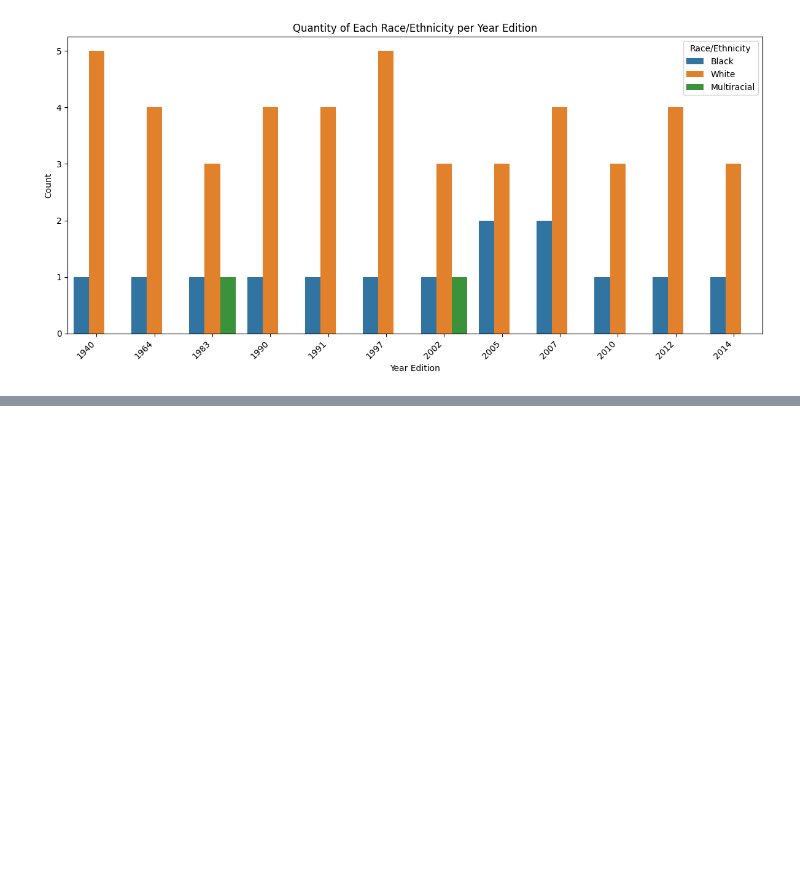
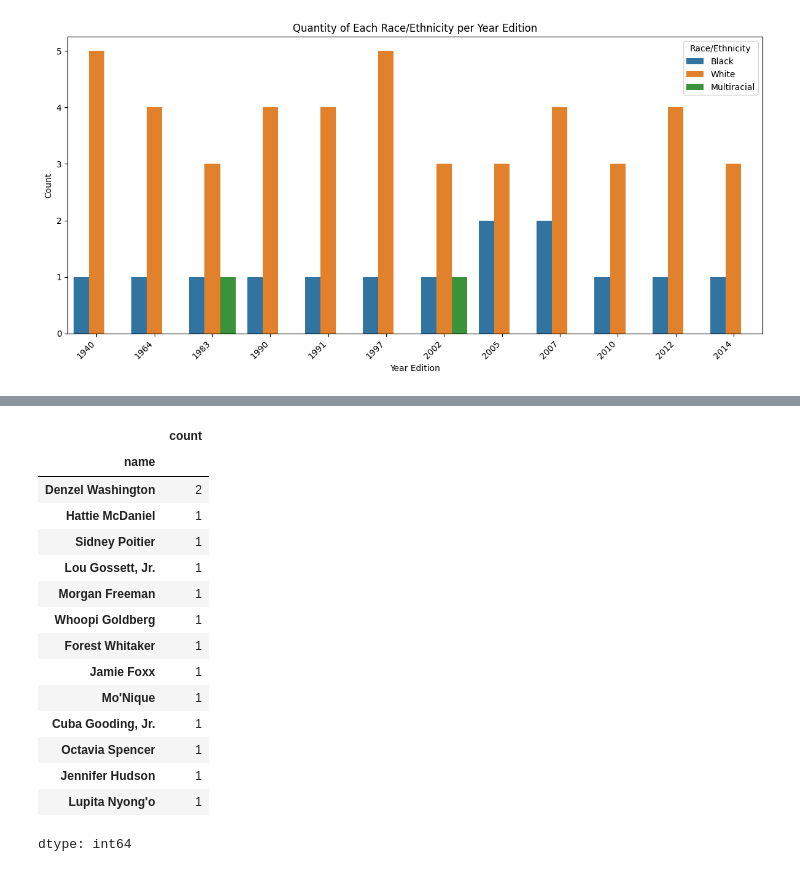
Before and after one commit to Wanuzia/Python_PretaLab, a Jupyter notebook: Oscar_analysisipynb.ipynb, the cells around one changed output, grey strips where cells are left out. Drawn from its saved outputs; the diff is of its cells as text; code cells hidden in the pictures; blank space fills up the shorter version.

Commit message:
incluindo docs from drive e analisando perfil black winners

```diff
--- a/Oscar_analysisipynb.ipynb
+++ b/Oscar_analysisipynb.ipynb
@@ -326,7 +331,7 @@ plt.show()
 # %%
 import pandas as pd
 
-years_with_black_winners = pd.read_csv('/content/bquxjob_2156be4d_192c0b14dc6.csv')
+years_with_black_winners = pd.read_csv('/content/drive/MyDrive/bq-results-20241024-224139-1729812040038/ALL_FROM_YEARS_WITH_BLACK_WINNERS.csv')
 # %%
 years_with_black_winners.head()
 # %% [output]
@@ -382,3 +387,6 @@ plt.tight_layout()
 plt.show()
 # %% [output]
 [figure]
+# %%
+only_black_winners = years_with_black_winners[years_with_black_winners['race_ethnicity'] == 'Black']
+print(only_black_winners)
@@ -384,0 +413,4 @@ plt.show()
+# %%
+# exibir na tela apenas as categorias e filmes onde race_ethnicity = Black from only_black_winners
+black_category_winners = only_black_winners[['category', 'name',  'movie']]
+print(black_category_winners)
@@ -384,0 +433,20 @@ plt.show()
+# %%
+# da planilha only_black_winners contar quantas vezes os ganhadores se repetem em name
+black_category_winners['name'].value_counts()
+# %% [output]
+|  | count |
+| name |  |
+| Denzel Washington | 2 |
+| Hattie McDaniel | 1 |
+| Sidney Poitier | 1 |
+| Lou Gossett, Jr. | 1 |
+| Morgan Freeman | 1 |
+| Whoopi Goldberg | 1 |
+| Forest Whitaker | 1 |
+| Jamie Foxx | 1 |
+| Mo'Nique | 1 |
+| Cuba Gooding, Jr. | 1 |
+| Octavia Spencer | 1 |
+| Jennifer Hudson | 1 |
+| Lupita Nyong'o | 1 |
+dtype: int64
```
Also changed, not shown: parts of 11 cells of this notebook.
